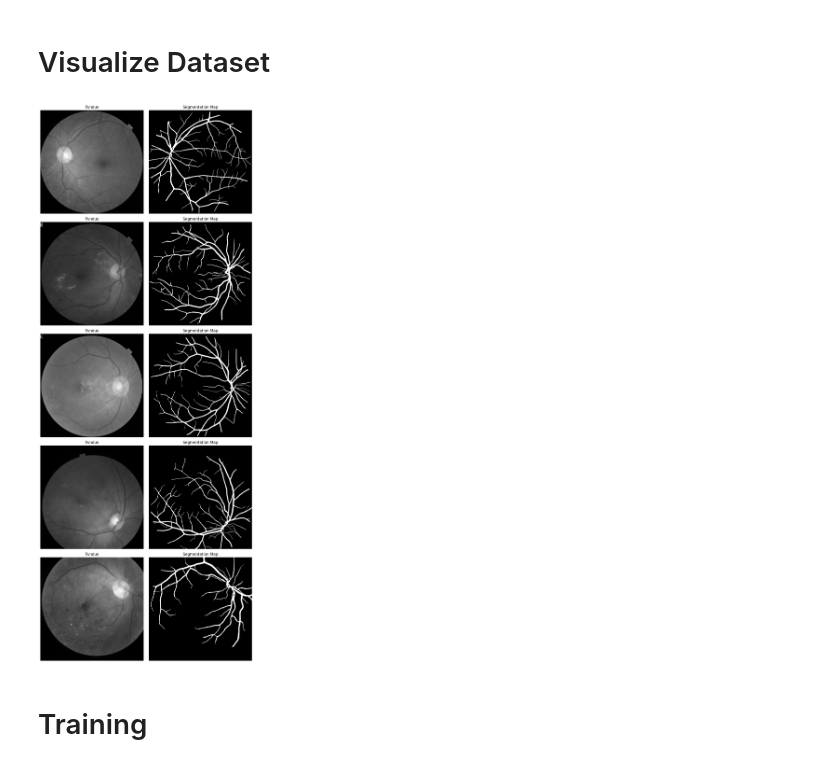
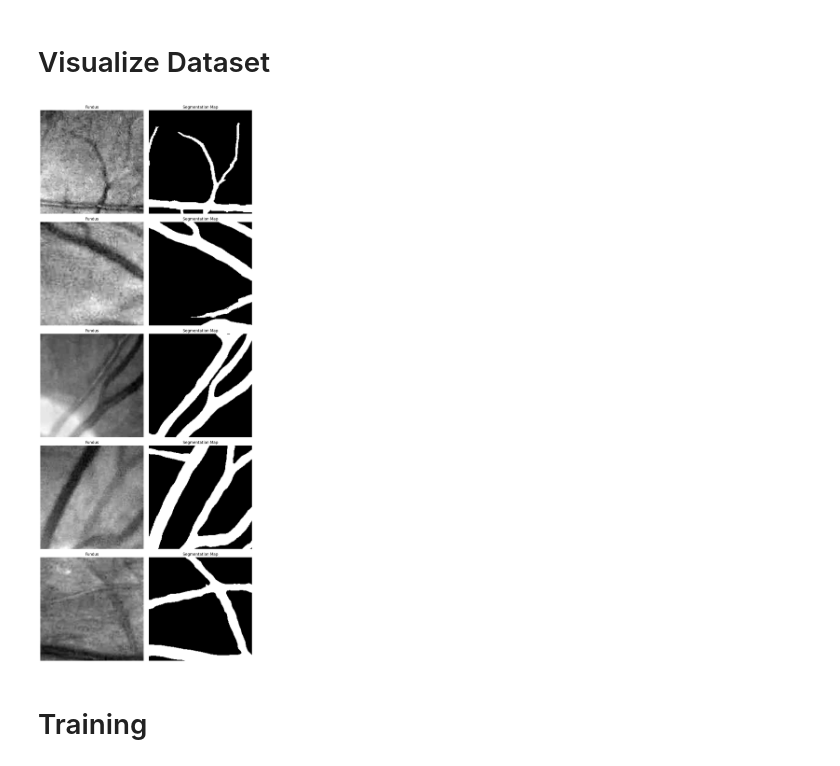
Before and after one commit to TimMachTUM/hsi-brain-segmentation, a Jupyter notebook: fundus-segmentation.ipynb, the cells around one changed output. Drawn from its saved outputs; the diff is of its cells as text; code cells hidden in the pictures.

Commit message:
added with and height for resizing and cropping

```diff
--- a/fundus-segmentation.ipynb
+++ b/fundus-segmentation.ipynb
@@ -19,9 +19,10 @@ test_label_path = './FIVES/test/GroundTruth'
 np.random.seed(42)
 
 # Define transformations for images
+width, height = 224, 224
 image_transform = Compose([
     Grayscale(num_output_channels=1),  # Convert the image to grayscale
-    Resize((512, 512)),                # Resize images to 512x512
+    Resize((width, height)),                # Resize images to 512x512
     ToTensor(),                         # Convert the image to a PyTorch tensor
     Normalize(mean=[0.2147], std=[0.1163])   # Normalize the grayscale image
     # Normalize(mean=[0.3728, 0.1666, 0.0678], std=[0.1924, 0.0956, 0.0395])
@@ -29,7 +30,7 @@ image_transform = Compose([
 
 # Define transformations for labels, if needed
 label_transform = Compose([
-    Resize((512, 512)),  # Resize labels to 512x512
+    Resize((width, height)),  # Resize labels to 512x512
     ToTensor()           # Convert label to a tensor
 ])
 
@@ -50,8 +51,9 @@ random_crop_dataset = SegmentationDatasetWithRandomCrops(
     train_image_path,
     train_label_path,
     random_crop_image_transform,
-    random_crop_label_transform
-)
+    random_crop_label_transform,
+    crop_width=width,
+    crop_height=height)
 
 dataset = SegmentationDataset(
     train_image_path,
@@ -104,33 +106,33 @@ Number of samples in the test set: 200
 # %%
 import matplotlib.pyplot as plt
 
 def show_images(images, labels, num_images=5):
     fig, axs = plt.subplots(nrows=num_images, ncols=2, figsize=(10, num_images * 5))
     for i in range(num_images):
         img = images[i].numpy().transpose((1, 2, 0))  # Convert from PyTorch tensor format and channel first to channel last
         lbl = labels[i].numpy().squeeze()            # Remove extra dimensions
 
         if num_images == 1:
             ax_img = axs[0]
             ax_lbl = axs[1]
         else:
             ax_img = axs[i, 0]
             ax_lbl = axs[i, 1]
 
         ax_img.imshow(img, cmap='gray')
         ax_img.set_title('Fundus')
         ax_img.axis('off')
 
         ax_lbl.imshow(lbl, cmap='gray')
         ax_lbl.set_title('Segmentation Map')
         ax_lbl.axis('off')
 
     plt.tight_layout()
     plt.show()
 
-show_images(*zip(*[augmented_dataset[i] for i in range(5)]))
+show_images(*zip(*[random_crop_dataset[i] for i in range(5)]))
 # %% [output]
-[figure, old version]
+[figure, new version]
 # %% [markdown]
 # Training
 # %%
```
Also changed, not shown: parts of 2 cells of this notebook.
